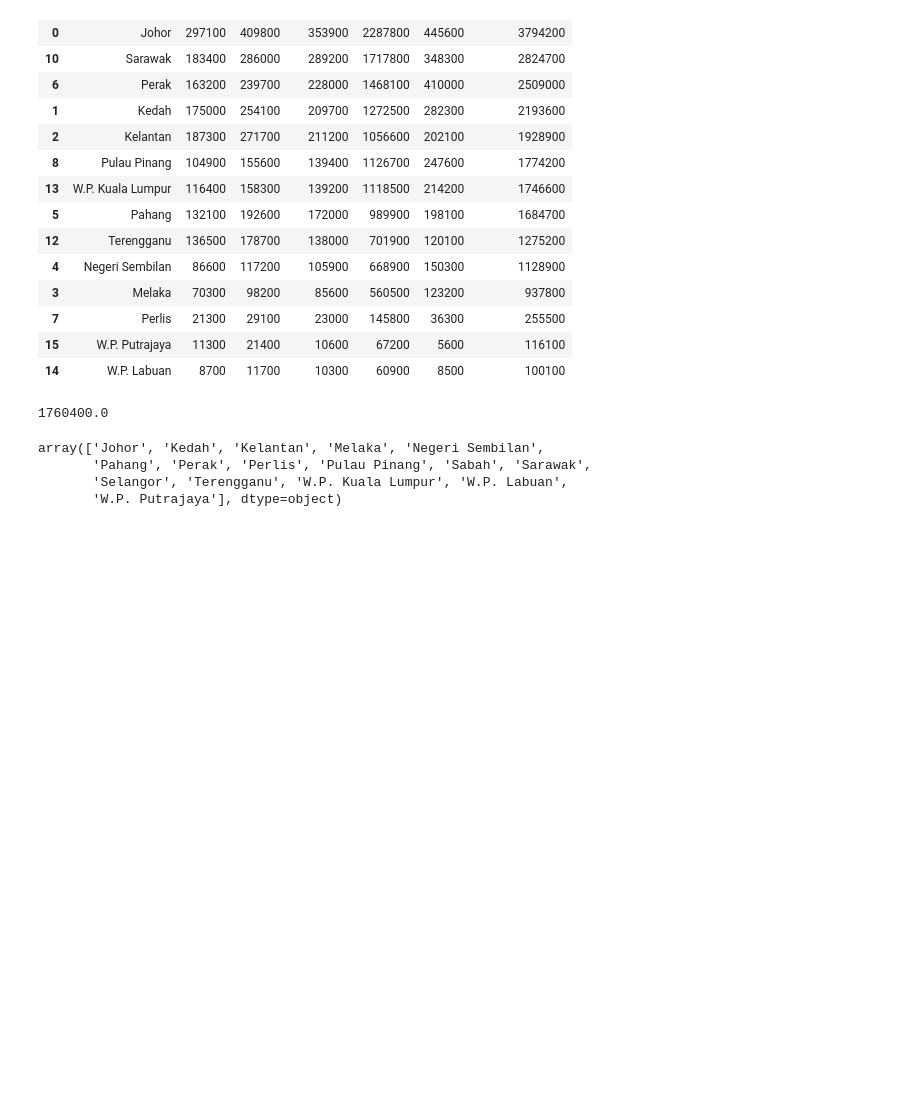
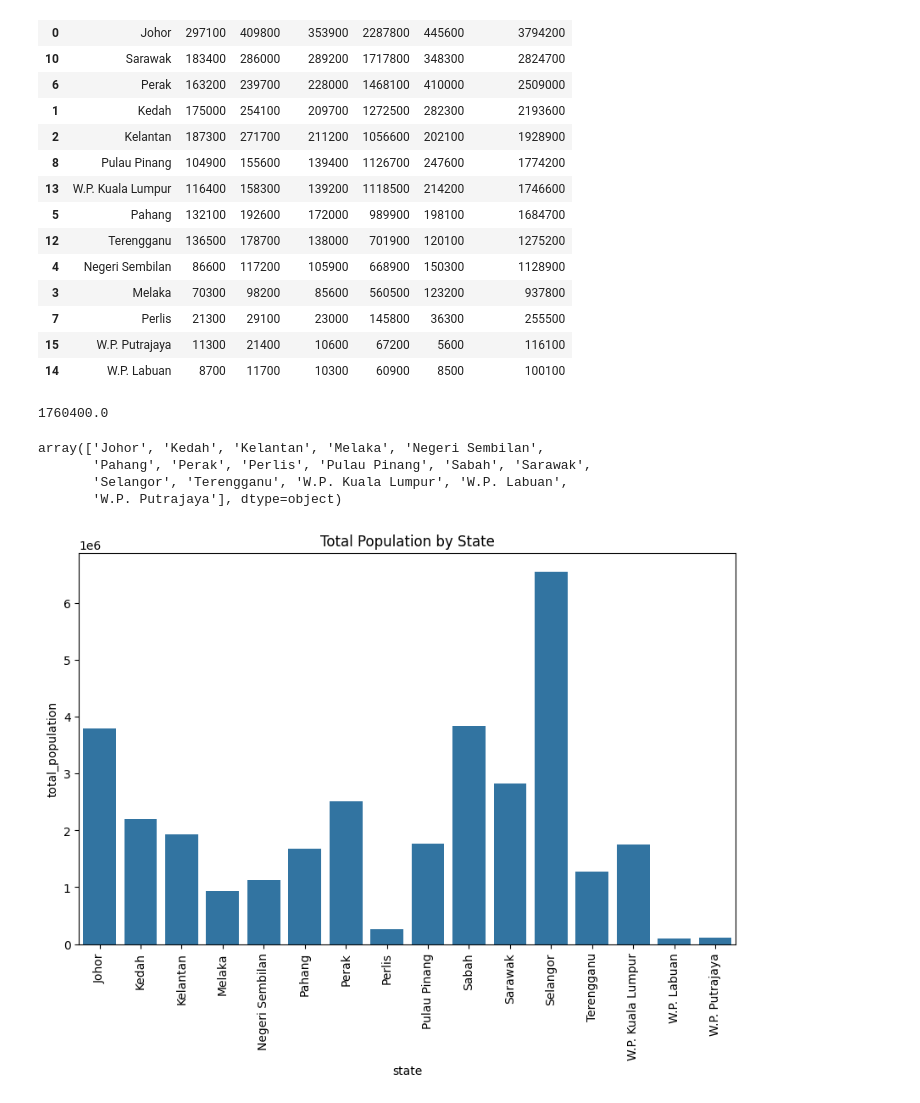
Before and after one commit to itshanafi/Basic-Data-Science, a Jupyter notebook: Data Science Project/Malaysian Population.ipynb, the cells around one changed output. Cells and saved outputs as stored; diff of their text form; code cells hidden in the pictures; blank space fills up the shorter version.

```diff
--- a/Data Science Project/Malaysian Population.ipynb
+++ b/Data Science Project/Malaysian Population.ipynb
@@ -468,3 +468,13 @@ array(['Johor', 'Kedah', 'Kelantan', 'Melaka', 'Negeri Sembilan',
        'Pahang', 'Perak', 'Perlis', 'Pulau Pinang', 'Sabah', 'Sarawak',
        'Selangor', 'Terengganu', 'W.P. Kuala Lumpur', 'W.P. Labuan',
        'W.P. Putrajaya'], dtype=object)
+# %%
+# create a group barchart with label using matplotlib
+
+plt.figure(figsize=(10, 6))
+sns.barplot(x='state', y='total_population', data=populationbystate)
+plt.xticks(rotation=90)
+plt.title('Total Population by State')
+plt.show()
+# %% [output]
+[figure, added]
```
Also changed, not shown: parts of 4 cells of this notebook.
